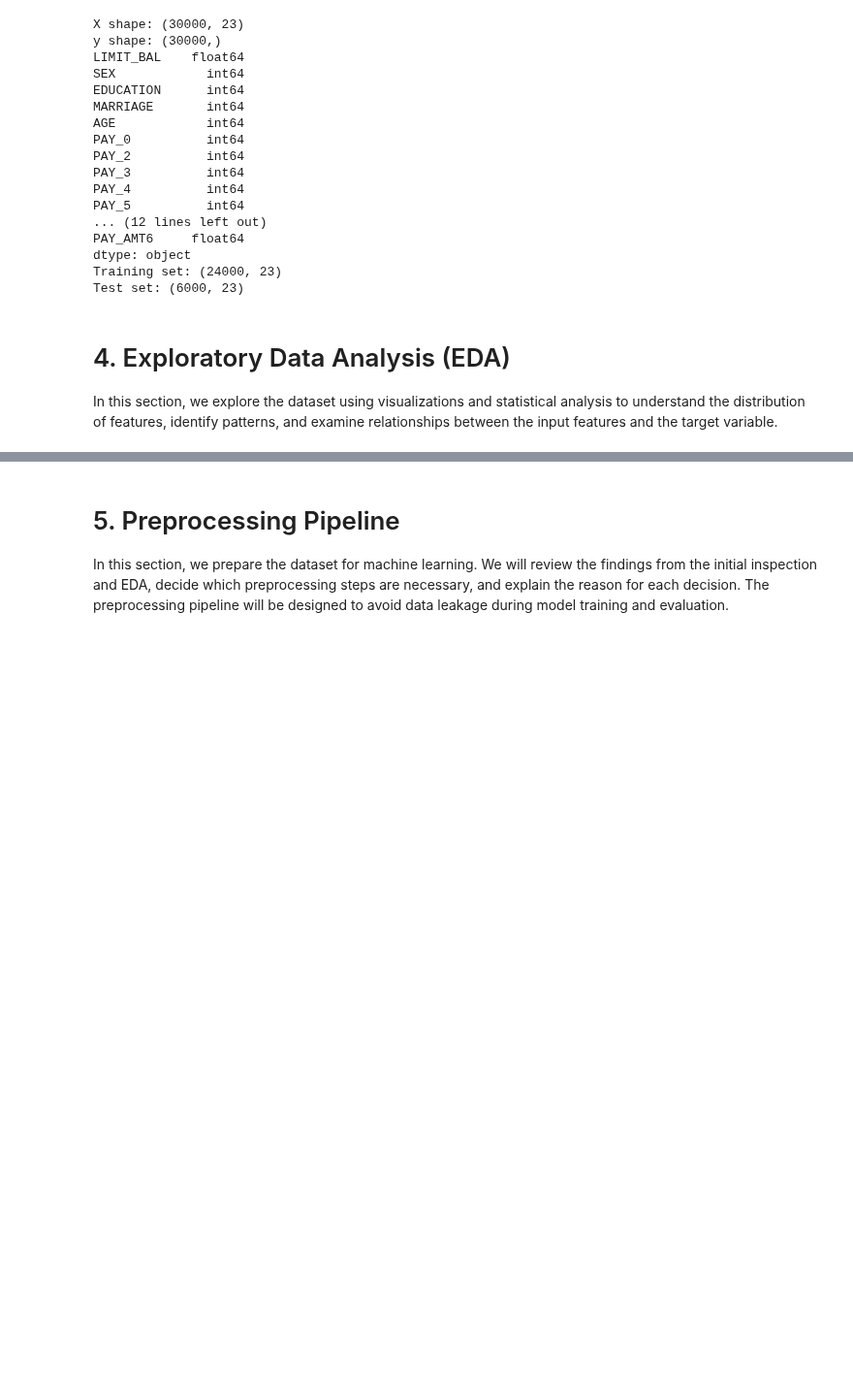
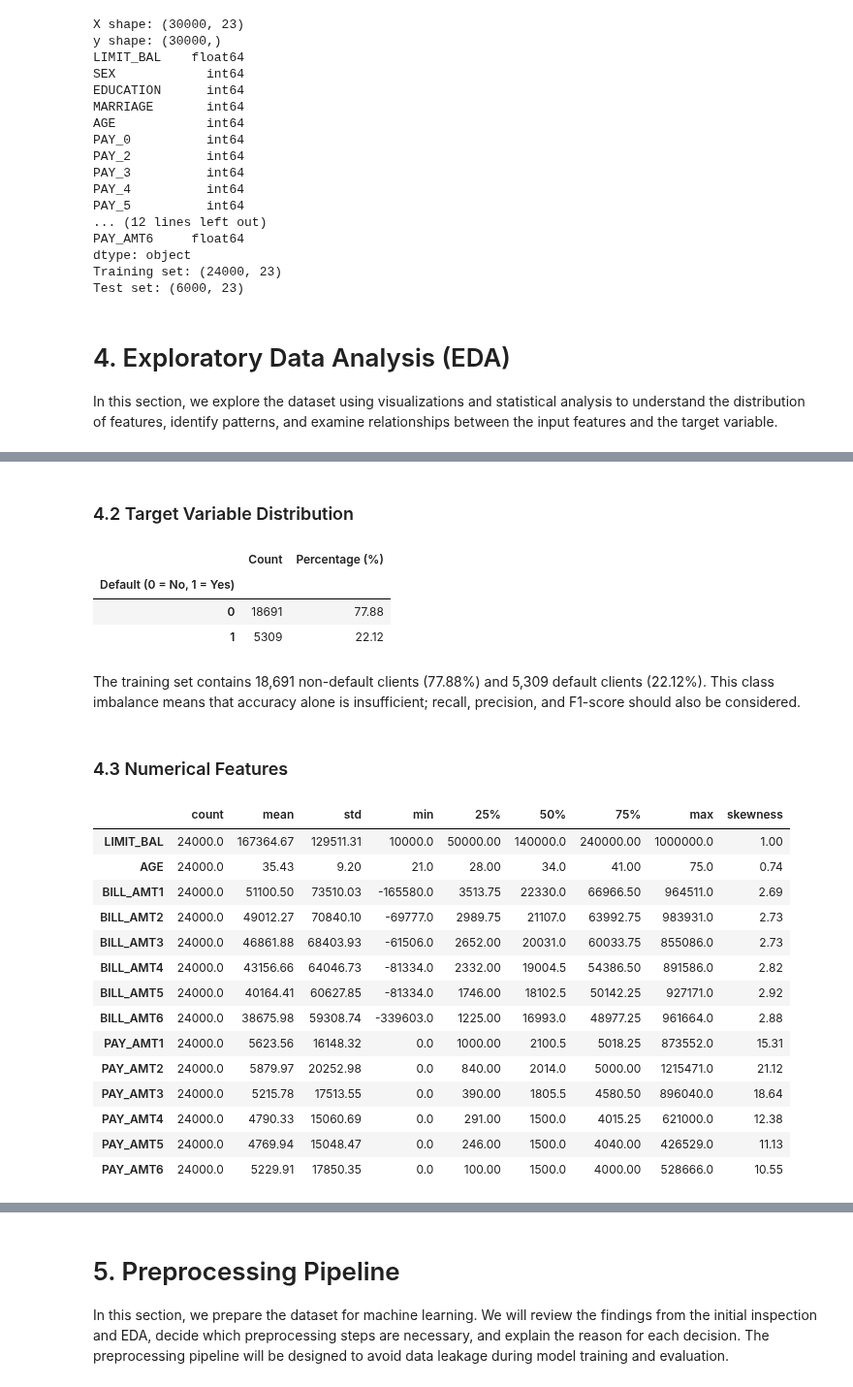
Before and after one commit to r-raghad/SWE485-Project-Group1, a Jupyter notebook: Phase1_Data_Exploration.ipynb, the cells around one changed output, grey strips where cells are left out. Shown at 97% size. Saved outputs shown, nothing was run; the diff lists cells and outputs as text; code cells hidden in the pictures; blank space fills up the shorter version.

```diff
--- a/Phase1_Data_Exploration.ipynb
+++ b/Phase1_Data_Exploration.ipynb
@@ -40,7 +40,7 @@ import pandas as pd
 import numpy as np
 import matplotlib.pyplot as plt
 
-file_path = "/content/credit_data/UCI_Credit_Card.csv"
+file_path = "Dataset/raw_kaggle_data.csv"
 df = pd.read_csv(file_path)
 
 print("Dataset loaded successfully!")
@@ -384,0 +387,6 @@ In this section, we explore the dataset using visualizations and statistical ana
+# %%
+eda_train = X_train.copy()
+eda_train[target] = y_train
+
+print("Missing values:", eda_train.isna().sum().sum())
+print("Duplicate rows (excluding ID):", eda_train.duplicated().sum())
@@ -384,0 +415,40 @@ In this section, we explore the dataset using visualizations and statistical ana
+# %% [markdown]
+### 4.2 Target Variable Distribution
+# %%
+target_summary = pd.DataFrame({
+    "Count": eda_train[target].value_counts(),
+    "Percentage (%)": eda_train[target].value_counts(normalize=True) * 100
+}).sort_index()
+
+target_summary.index.name = "Default (0 = No, 1 = Yes)"
+display(target_summary.round(2))
+# %% [output]
+|  | Count | Percentage (%) |
+| Default (0 = No, 1 = Yes) |  |  |
+| 0 | 18691 | 77.88 |
+| 1 | 5309 | 22.12 |
+# %% [markdown]
+The training set contains 18,691 non-default clients (77.88%) and 5,309 default clients (22.12%). This class imbalance means that accuracy alone is insufficient; recall, precision, and F1-score should also be considered.
+# %% [markdown]
+### 4.3 Numerical Features
+# %%
+numeric_summary = eda_train[numerical_features].describe().T
+numeric_summary["skewness"] = eda_train[numerical_features].skew()
+
+display(numeric_summary.round(2))
+# %% [output]
+|  | count | mean | std | min | 25% | 50% | 75% | max | skewness |
+| LIMIT_BAL | 24000.0 | 167364.67 | 129511.31 | 10000.0 | 50000.00 | 140000.0 | 240000.00 | 1000000.0 | 1.00 |
+| AGE | 24000.0 | 35.43 | 9.20 | 21.0 | 28.00 | 34.0 | 41.00 | 75.0 | 0.74 |
+| BILL_AMT1 | 24000.0 | 51100.50 | 73510.03 | -165580.0 | 3513.75 | 22330.0 | 66966.50 | 964511.0 | 2.69 |
+| BILL_AMT2 | 24000.0 | 49012.27 | 70840.10 | -69777.0 | 2989.75 | 21107.0 | 63992.75 | 983931.0 | 2.73 |
+| BILL_AMT3 | 24000.0 | 46861.88 | 68403.93 | -61506.0 | 2652.00 | 20031.0 | 60033.75 | 855086.0 | 2.73 |
+| BILL_AMT4 | 24000.0 | 43156.66 | 64046.73 | -81334.0 | 2332.00 | 19004.5 | 54386.50 | 891586.0 | 2.82 |
+| BILL_AMT5 | 24000.0 | 40164.41 | 60627.85 | -81334.0 | 1746.00 | 18102.5 | 50142.25 | 927171.0 | 2.92 |
+| BILL_AMT6 | 24000.0 | 38675.98 | 59308.74 | -339603.0 | 1225.00 | 16993.0 | 48977.25 | 961664.0 | 2.88 |
+| PAY_AMT1 | 24000.0 | 5623.56 | 16148.32 | 0.0 | 1000.00 | 2100.5 | 5018.25 | 873552.0 | 15.31 |
+| PAY_AMT2 | 24000.0 | 5879.97 | 20252.98 | 0.0 | 840.00 | 2014.0 | 5000.00 | 1215471.0 | 21.12 |
+| PAY_AMT3 | 24000.0 | 5215.78 | 17513.55 | 0.0 | 390.00 | 1805.5 | 4580.50 | 896040.0 | 18.64 |
+| PAY_AMT4 | 24000.0 | 4790.33 | 15060.69 | 0.0 | 291.00 | 1500.0 | 4015.25 | 621000.0 | 12.38 |
+| PAY_AMT5 | 24000.0 | 4769.94 | 15048.47 | 0.0 | 246.00 | 1500.0 | 4040.00 | 426529.0 | 11.13 |
+| PAY_AMT6 | 24000.0 | 5229.91 | 17850.35 | 0.0 | 100.00 | 1500.0 | 4000.00 | 528666.0 | 10.55 |
```
Also changed, not shown: parts of 19 cells of this notebook.
